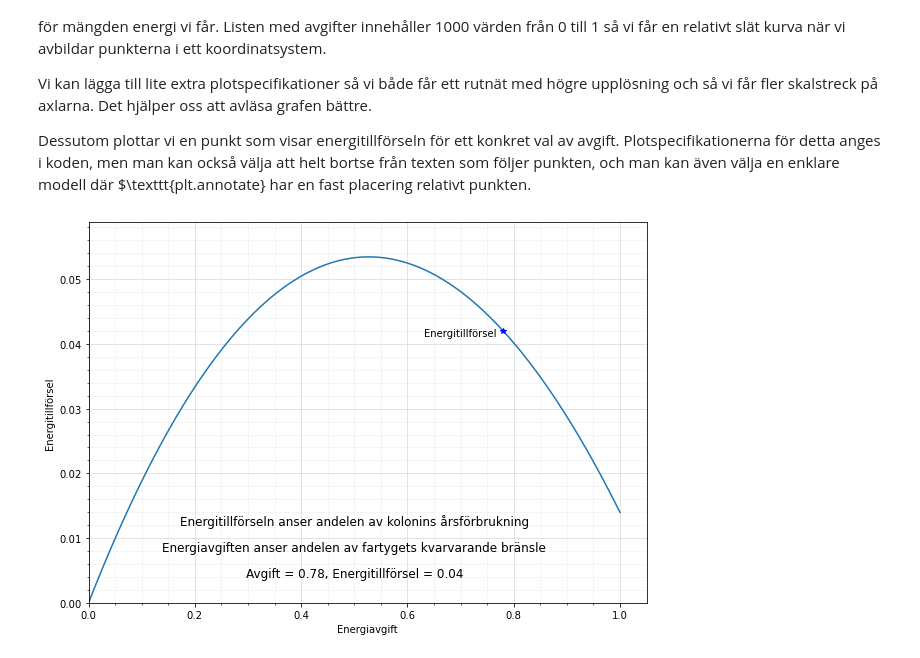
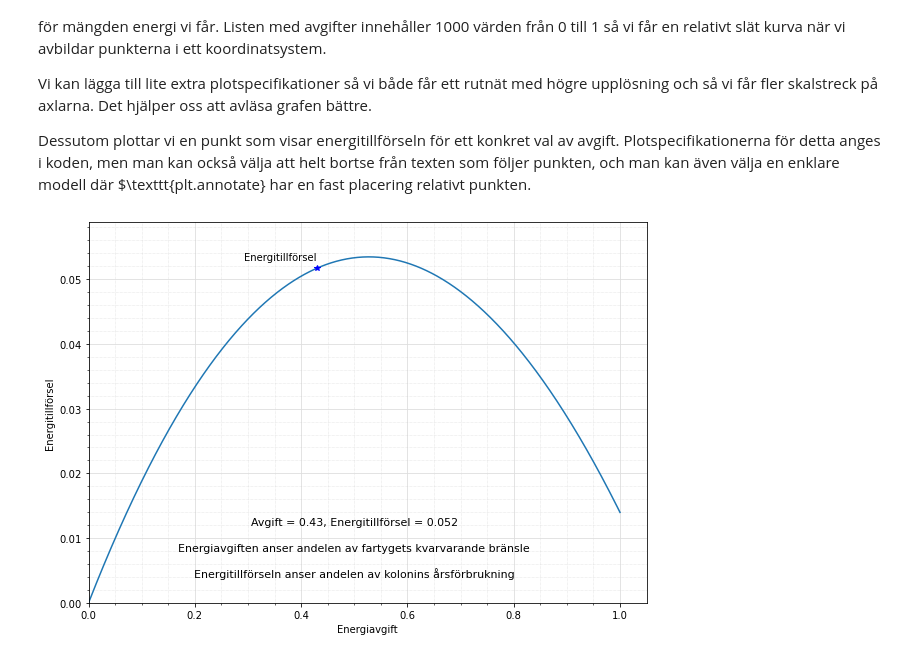
Before and after one commit to madspihlrasmussen/sandbox, a Jupyter notebook: algorithms, dive into (anteckningar).ipynb, the cells around one changed output. Cells and saved outputs as stored; diff of their text form; code cells hidden in the pictures.

```diff
--- a/algorithms, dive into (anteckningar).ipynb
+++ b/algorithms, dive into (anteckningar).ipynb
@@ -300,47 +300,48 @@ def energiavgift(avgift):
 
     return y
 
-# en lista med möjliga avgifter och en lista med resulterande energitillförsel
-avgifter = [i/1000 for i in range(1001)]
-energi = [energiavgift(i) for i in avgifter]
+# en array med möjliga avgifter och en array med resulterande energitillförsel
+dx = 0.001
+avgifter = np.arange(0, 1 + dx, dx)
+energi = np.array(energiavgift(avgifter))
 
 # plotta avgiften mot energin - välj en specifik figurstorlek (större än standarden)
 plt.figure(figsize=(10, 7))
 plt.plot(avgifter, energi)
 
 # plotta en punkt som visar energitillförseln för en vis avgiftsstorlek
-x = 0.78
+x = 0.43
 y = energiavgift(x)
 plt.plot(x, y, 'b*')
 
 # anpassa punkttexten till punktens placering i koordinatsystemet
 text = 'Energitillförsel'
-if 0.0 <= x <= 0.35 or 0.60 <= x <= 0.75:
-    plt.annotate(text, (x, y),  textcoords="offset points", xytext=(8,5), ha='left')
-elif 0.35 < x < 0.60:
+if 0.0 <= x <= 0.25 or 0.60 <= x <= 0.75:
+    plt.annotate(text, (x, y),  textcoords="offset points", xytext=(10,3), ha='left')
+elif 0.25 < x < 0.60:
     plt.annotate(text, (x, y),  textcoords="offset points", xytext=(-1,8), ha='right')
 else:
     plt.annotate(text, (x, y),  textcoords="offset points", xytext=(-7,-5), ha='right')
 
 # namnge koordinat axlarna
 plt.xlabel('Energiavgift')
 plt.ylabel('Energitillförsel')
 
 # plotta förklaring på axlarna samt en given avgifts energitillförsel
-plt.text(0.5, 0.004, f'Avgift = {round(x, 2)}, Energitillförsel = {round(y, 2)}', ha='center', fontsize=12)
-plt.text(0.5, 0.008, 'Energiavgiften anser andelen av fartygets kvarvarande bränsle', ha='center', fontsize=12)
-plt.text(0.5, 0.012, 'Energitillförseln anser andelen av kolonins årsförbrukning', ha='center', fontsize=12)
+plt.text(0.5, 0.012, f'Avgift = {round(x, 3)}, Energitillförsel = {round(y, 3)}', ha='center', fontsize=11)
+plt.text(0.5, 0.008, 'Energiavgiften anser andelen av fartygets kvarvarande bränsle', ha='center', fontsize=11)
+plt.text(0.5, 0.004, 'Energitillförseln anser andelen av kolonins årsförbrukning', ha='center', fontsize=11)
 
 # placera ett gitter (grid) i koordinatsystemet med skalstreck (minorticks)
 plt.minorticks_on()
 plt.grid(which='major', color='#DDDDDD', linewidth=0.8)
 plt.grid(which='minor', color='#CCCCCC', linestyle=':', linewidth=0.5)
 plt.grid('on')
 plt.ylim(0, max(energi)*1.1)
 plt.xlim(0, 1.05)
 
 # plotta
 plt.show()
 # %% [output]
-[figure, old version]
+[figure, new version]
 # %% [markdown]
```
Also changed, not shown: parts of 3 cells of this notebook.
